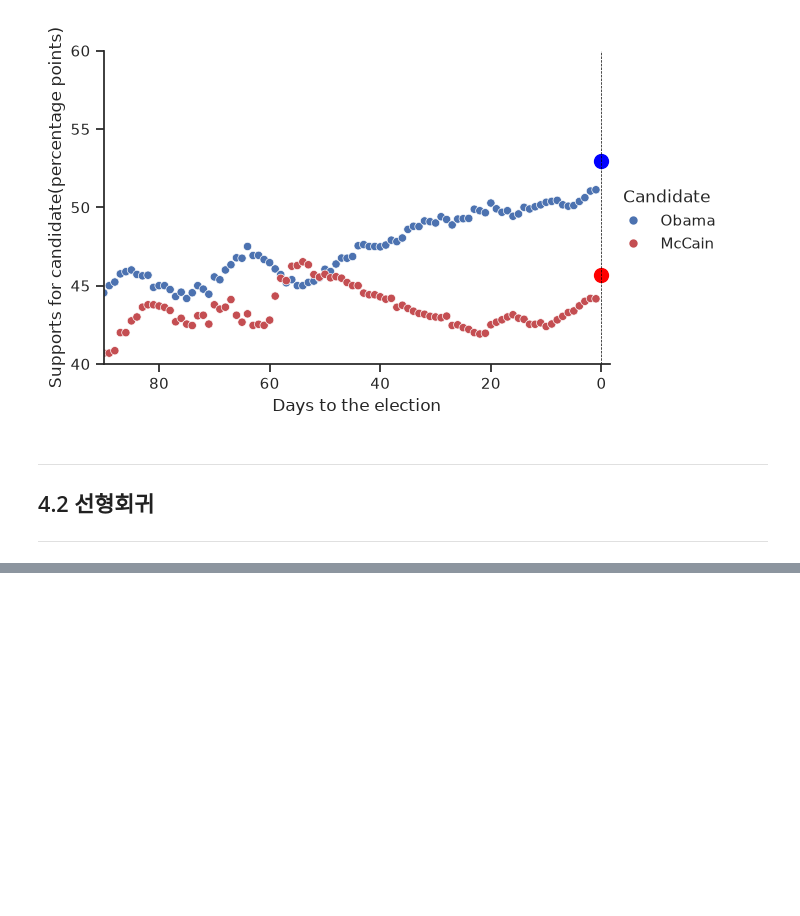
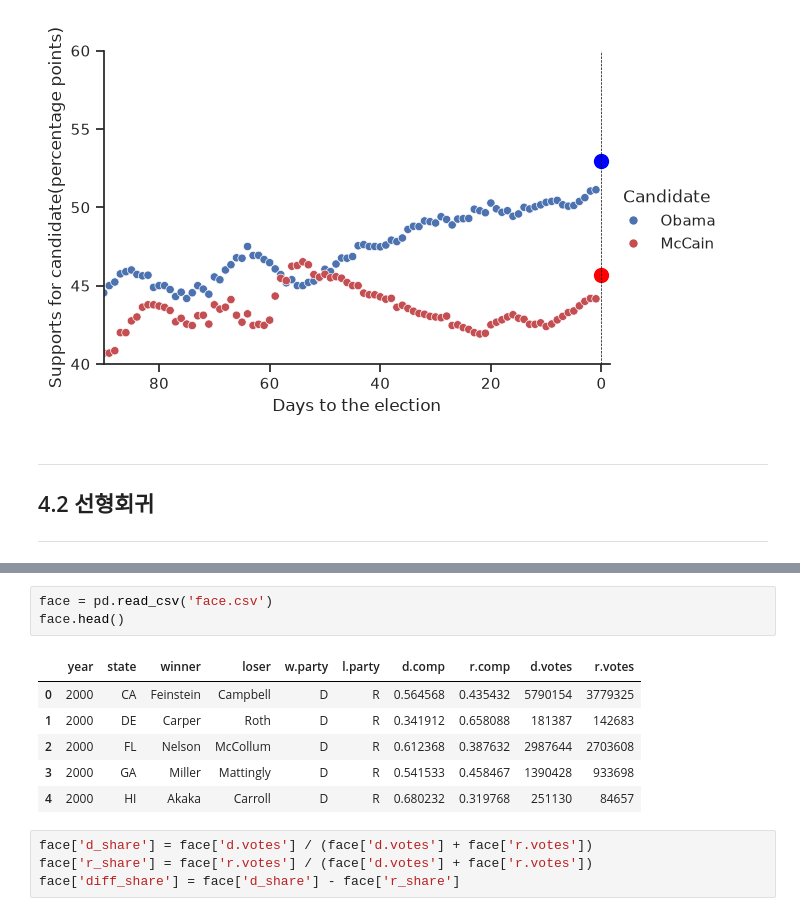
Before and after one commit to lee-data-socio/studies, a Jupyter notebook: qss/ch04_PREDICTION.ipynb, the cells around one changed output, grey strips where cells are left out. Drawn from its saved outputs; the diff is of its cells as text; blank space fills up the shorter version.

```diff
--- a/qss/ch04_PREDICTION.ipynb
+++ b/qss/ch04_PREDICTION.ipynb
@@ -342,0 +353,14 @@ plt.scatter(0, 45.65, color='red', s=100);
+# %%
+face = pd.read_csv('face.csv')
+face.head()
+# %% [output]
+|  | year | state | winner | loser | w.party | l.party | d.comp | r.comp | d.votes | r.votes |
+| 0 | 2000 | CA | Feinstein | Campbell | D | R | 0.564568 | 0.435432 | 5790154 | 3779325 |
+| 1 | 2000 | DE | Carper | Roth | D | R | 0.341912 | 0.658088 | 181387 | 142683 |
+| 2 | 2000 | FL | Nelson | McCollum | D | R | 0.612368 | 0.387632 | 2987644 | 2703608 |
+| 3 | 2000 | GA | Miller | Mattingly | D | R | 0.541533 | 0.458467 | 1390428 | 933698 |
+| 4 | 2000 | HI | Akaka | Carroll | D | R | 0.680232 | 0.319768 | 251130 | 84657 |
+# %%
+face['d_share'] = face['d.votes'] / (face['d.votes'] + face['r.votes'])
+face['r_share'] = face['r.votes'] / (face['d.votes'] + face['r.votes'])
+face['diff_share'] = face['d_share'] - face['r_share']
```
Also changed, not shown: parts of 18 cells of this notebook, 1 other file.
